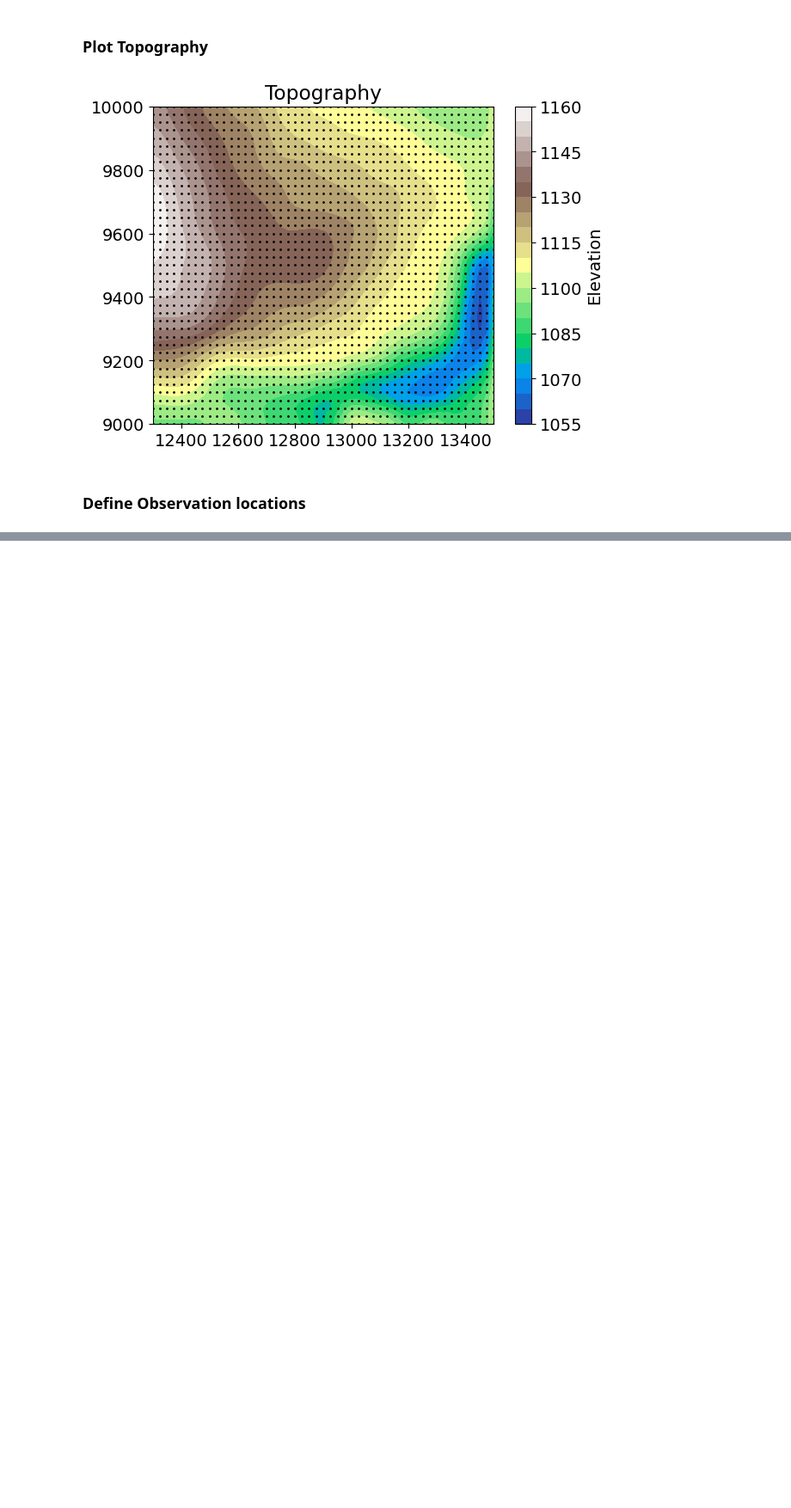
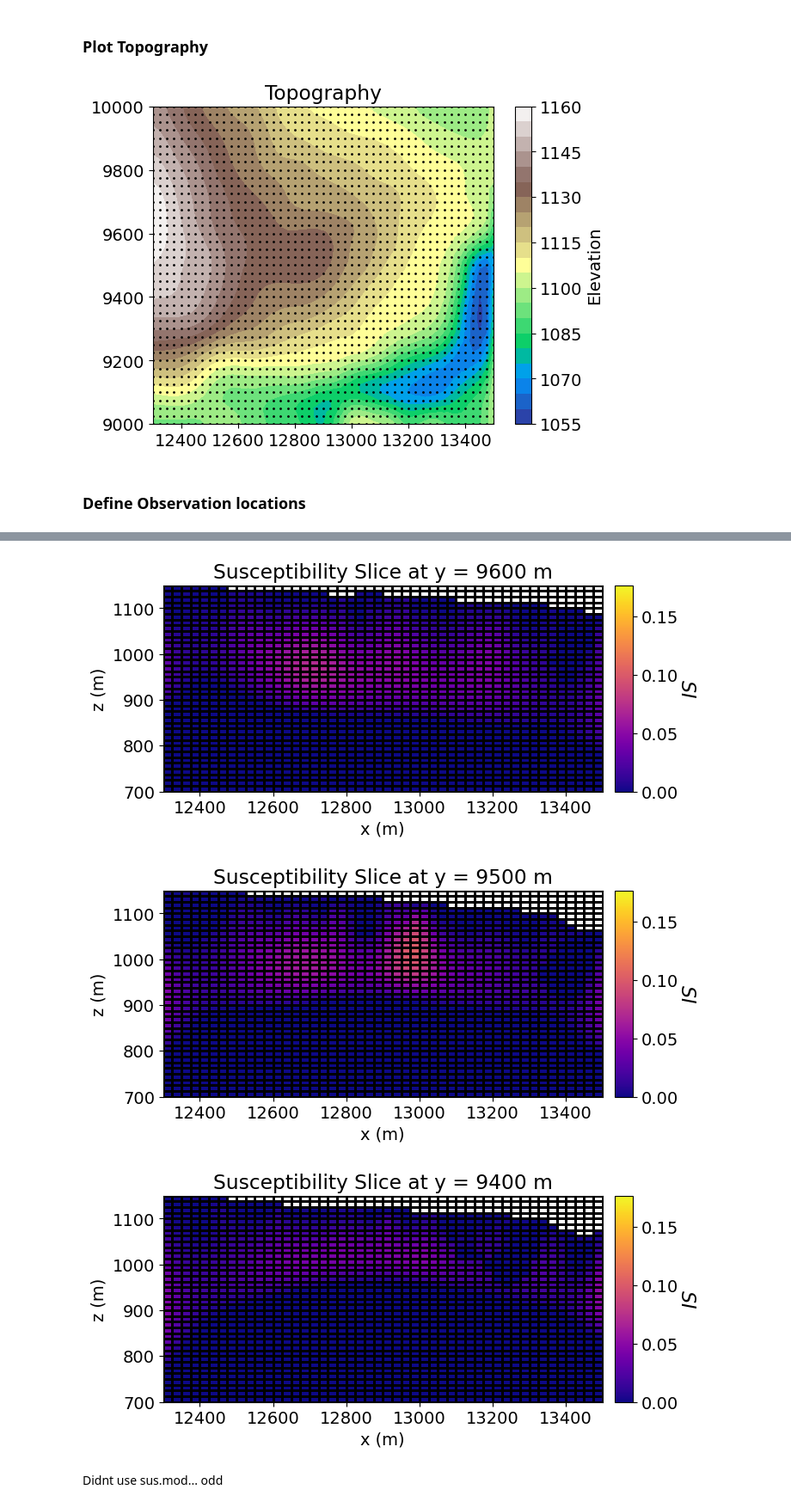
Before and after one commit to jtrustham/EOSC-454-Project-2026, a Jupyter notebook: notebooks/Mt_Milligan_Inversion.ipynb, the cells around one changed output, grey strips where cells are left out. Shown at 86% size. Cells and saved outputs as stored; diff of their text form; code cells hidden in the pictures; blank space fills up the shorter version.

```diff
--- a/notebooks/Mt_Milligan_Inversion.ipynb
+++ b/notebooks/Mt_Milligan_Inversion.ipynb
@@ -155,0 +480,45 @@ ValueError: could not convert string to float: 'dx'
+# %%
+def y_to_index(y_value):
+    return np.argmin(np.abs(tensor_mesh.cell_centers_y - y_value))
+
+slice_ys = [9600, 9500, 9400]
+
+full_model = tensor_plotting_map * recovered_tensor_model
+
+for y_val in slice_ys:
+    ind = y_to_index(y_val)
+
+    fig = plt.figure(figsize=(7, 3))
+    ax1 = fig.add_axes([0.1, 0.1, 0.73, 0.8])
+
+    norm = mpl.colors.Normalize(
+        vmin=np.min(recovered_tensor_model),
+        vmax=np.max(recovered_tensor_model)
+    )
+
+    tensor_mesh.plot_slice(
+        full_model,
+        normal="Y",
+        ax=ax1,
+        ind=ind,
+        grid=True,
+        pcolor_opts={"cmap": mpl.cm.plasma, "norm": norm},
+    )
+
+    ax1.set_title(f"Susceptibility Slice at y = {y_val} m")
+    ax1.set_xlabel("x (m)")
+    ax1.set_ylabel("z (m)")
+
+    ax2 = fig.add_axes([0.85, 0.1, 0.03, 0.8])
+    cbar = mpl.colorbar.ColorbarBase(
+        ax2, norm=norm, orientation="vertical", cmap=mpl.cm.plasma
+    )
+    cbar.set_label("$SI$", rotation=270, labelpad=15, size=16)
+
+    plt.show()
+# %% [output]
+[figure, added]
+[figure, added]
+[figure, added]
+# %% [markdown]
+Didnt use sus.mod... odd
```
Also changed, not shown: parts of 34 cells of this notebook.
